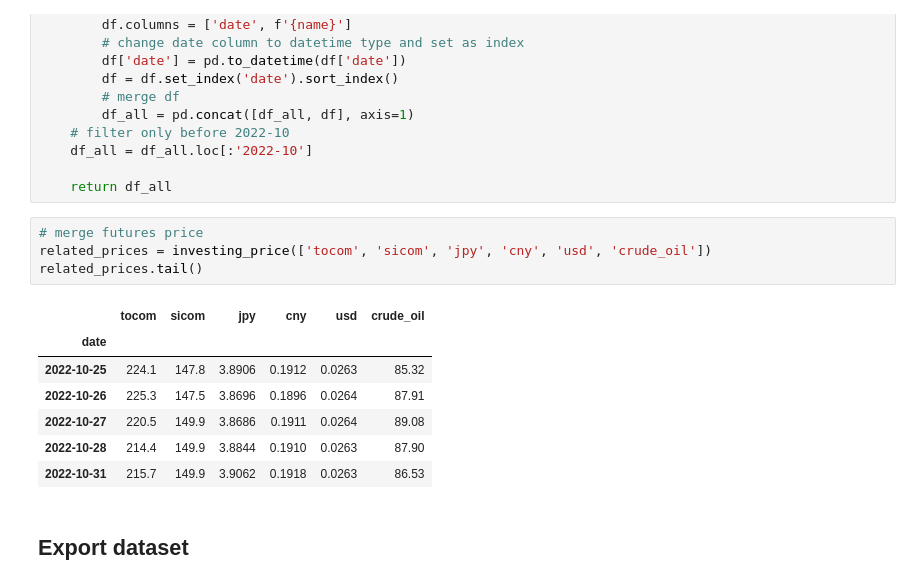
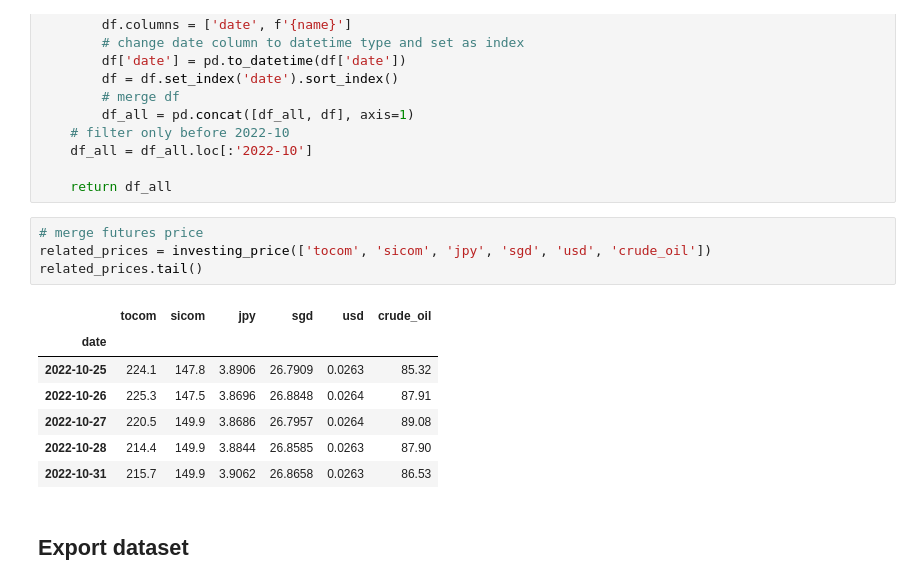
Before and after one commit to suwichacle22/rss_price_forecasting, a Jupyter notebook: code/cleaning.ipynb, the cells around one changed output. Drawn from its saved outputs; the diff is of its cells as text.

```diff
--- a/code/cleaning.ipynb
+++ b/code/cleaning.ipynb
@@ -344,16 +344,16 @@ def investing_price(list_price):
     return df_all
 # %%
 # merge futures price
-related_prices = investing_price(['tocom', 'sicom', 'jpy', 'cny', 'usd', 'crude_oil'])
+related_prices = investing_price(['tocom', 'sicom', 'jpy', 'sgd', 'usd', 'crude_oil'])
 related_prices.tail()
 # %% [output]
-|  | tocom | sicom | jpy | cny | usd | crude_oil |
+|  | tocom | sicom | jpy | sgd | usd | crude_oil |
 | date |  |  |  |  |  |  |
-| 2022-10-25 | 224.1 | 147.8 | 3.8906 | 0.1912 | 0.0263 | 85.32 |
-| 2022-10-26 | 225.3 | 147.5 | 3.8696 | 0.1896 | 0.0264 | 87.91 |
-| 2022-10-27 | 220.5 | 149.9 | 3.8686 | 0.1911 | 0.0264 | 89.08 |
-| 2022-10-28 | 214.4 | 149.9 | 3.8844 | 0.1910 | 0.0263 | 87.90 |
-| 2022-10-31 | 215.7 | 149.9 | 3.9062 | 0.1918 | 0.0263 | 86.53 |
+| 2022-10-25 | 224.1 | 147.8 | 3.8906 | 26.7909 | 0.0263 | 85.32 |
+| 2022-10-26 | 225.3 | 147.5 | 3.8696 | 26.8848 | 0.0264 | 87.91 |
+| 2022-10-27 | 220.5 | 149.9 | 3.8686 | 26.7957 | 0.0264 | 89.08 |
+| 2022-10-28 | 214.4 | 149.9 | 3.8844 | 26.8585 | 0.0263 | 87.90 |
+| 2022-10-31 | 215.7 | 149.9 | 3.9062 | 26.8658 | 0.0263 | 86.53 |
 # %% [markdown]
 ## Export dataset
 # %%
```
Also changed, not shown: 6 other files.
